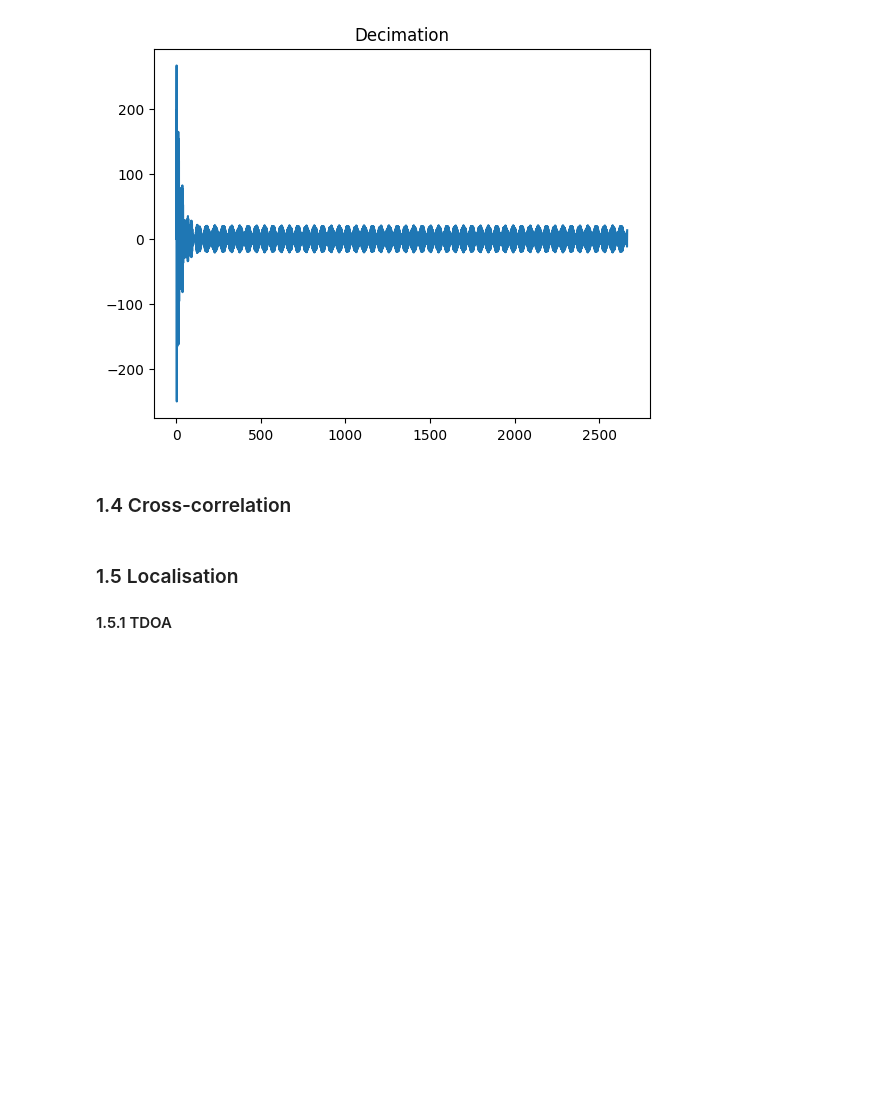
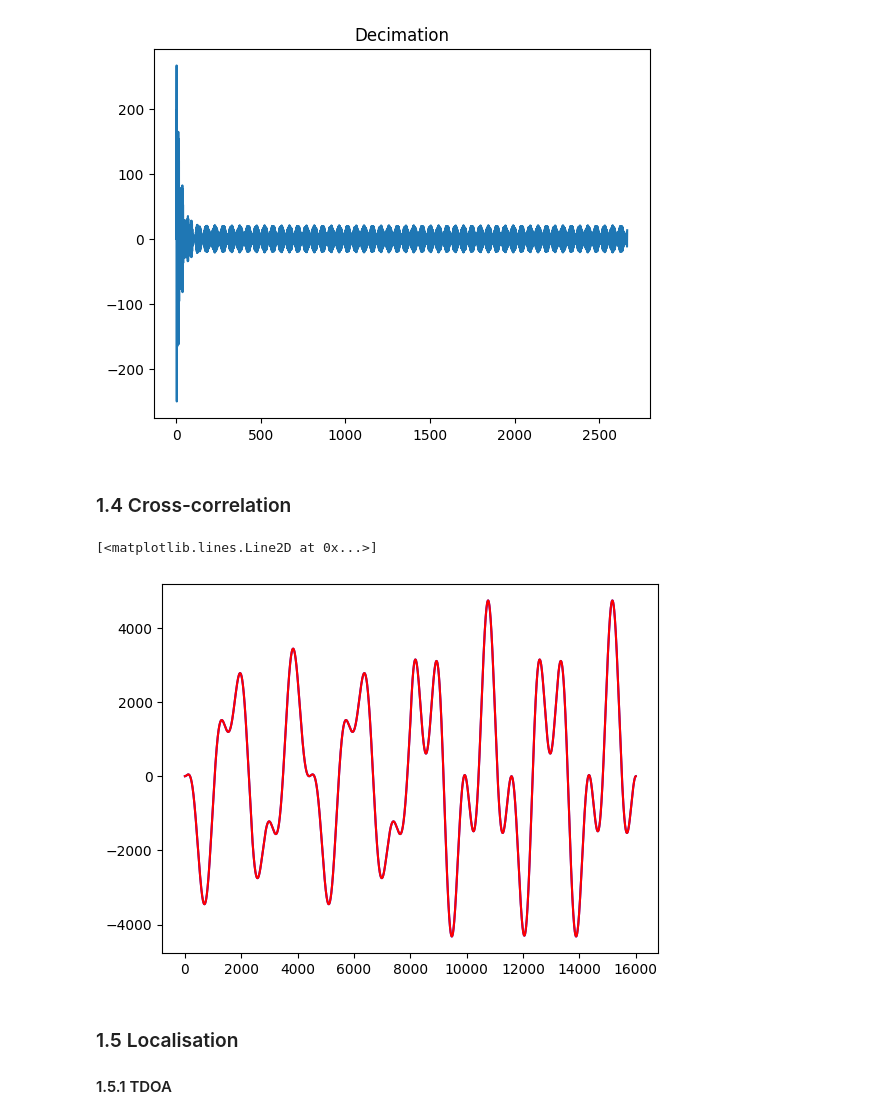
Before and after one commit to ThomasBernard28/spProject, a Jupyter notebook: SP - Project2022.ipynb, the cells around one changed output. Drawn from its saved outputs; the diff is of its cells as text; code cells hidden in the pictures; blank space fills up the shorter version.

Commit message:
full dumb

```diff
--- a/SP - Project2022.ipynb
+++ b/SP - Project2022.ipynb
@@ -181,21 +181,32 @@ plt.show()
 # %%
 ## 1.4
 import scipy.signal as sc
 import numpy as np
 
 
 def fftxcorr(in1, in2):
     # Utilise fft de numpy
     # il y a un paramètre N a donner (important)
 
     # your code here #
-    out = np.fft.ifft(np.fft.fft(in1, 8000) * (-np.fft.fft(in2, 8000)))
-    return out
+    out = np.fft.ifft(np.fft.fft(in1, 2*len(in1)) * np.fft.fft(in2[::-1], 2*len(in2)))
+    return out.real
 
 # call and test your function here #
-plt.plot(fftxcorr(sin, sin), color="blue")
-xcorr_fftconv = sc.fftconvolve(your_signal, your_signal[::-1], 'full') # [::-1] flips the signal but you can also use np.flip()
+fs = 44100
+N = 8000
+freq = 20
+amplitude = 8/2
+sin1 = create_sine_wave(freq, amplitude, fs, N)
+
+sin2 = create_sine_wave(50, amplitude, fs, N)
+
+plt.plot(fftxcorr(sin1, sin2), color="blue")
+xcorr_fftconv = sc.fftconvolve(sin1, sin2[::-1], 'full') # [::-1] flips the signal but you can also use np.flip()
 plt.plot(xcorr_fftconv, color="red")
+# %% [output]
+[<matplotlib.lines.Line2D at 0x...>]
+[figure, added]
 # %% [markdown]
 ### 1.5 Localisation
 #### 1.5.1 TDOA
```
